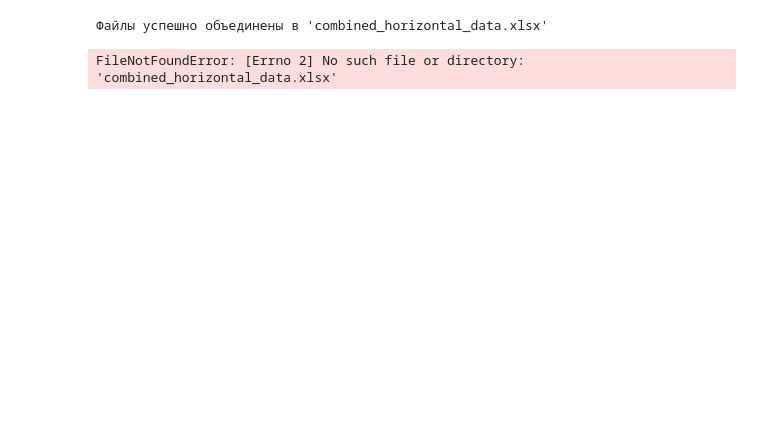
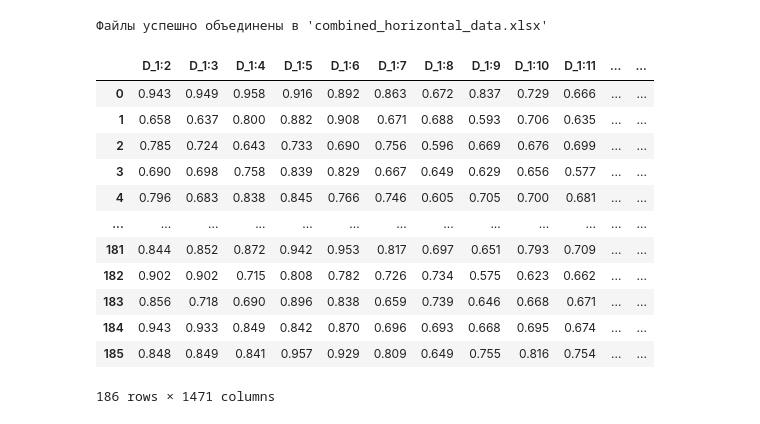
Before and after one commit to Egor29ch/UDGU_project, a Jupyter notebook: EEG_files/data_merge.ipynb, the cells around one changed output. Drawn from its saved outputs; the diff is of its cells as text; code cells hidden in the pictures; blank space fills up the shorter version.

```diff
--- a/EEG_files/data_merge.ipynb
+++ b/EEG_files/data_merge.ipynb
@@ -44,7 +45,19 @@ print("Файлы успешно объединены в 'combined_horizontal_da
 # %% [output]
 Файлы успешно объединены в 'combined_horizontal_data.xlsx'
 # %%
-combined_horizontal_data = pd.read_excel("combined_horizontal_data.xlsx")
+combined_horizontal_data = pd.read_csv("data_for_EEG\combined_horizontal_data.csv")
 combined_horizontal_data
 # %% [output]
+|  | D_1:2 | D_1:3 | D_1:4 | D_1:5 | D_1:6 | D_1:7 | D_1:8 | D_1:9 | D_1:10 | D_1:11 | ... | ... |
+| 0 | 0.943 | 0.949 | 0.958 | 0.916 | 0.892 | 0.863 | 0.672 | 0.837 | 0.729 | 0.666 | ... | ... |
+| 1 | 0.658 | 0.637 | 0.800 | 0.882 | 0.908 | 0.671 | 0.688 | 0.593 | 0.706 | 0.635 | ... | ... |
+| 2 | 0.785 | 0.724 | 0.643 | 0.733 | 0.690 | 0.756 | 0.596 | 0.669 | 0.676 | 0.699 | ... | ... |
+| 3 | 0.690 | 0.698 | 0.758 | 0.839 | 0.829 | 0.667 | 0.649 | 0.629 | 0.656 | 0.577 | ... | ... |
+| 4 | 0.796 | 0.683 | 0.838 | 0.845 | 0.766 | 0.746 | 0.605 | 0.705 | 0.700 | 0.681 | ... | ... |
+| ... | ... | ... | ... | ... | ... | ... | ... | ... | ... | ... | ... | ... |
+| 181 | 0.844 | 0.852 | 0.872 | 0.942 | 0.953 | 0.817 | 0.697 | 0.651 | 0.793 | 0.709 | ... | ... |
+| 182 | 0.902 | 0.902 | 0.715 | 0.808 | 0.782 | 0.726 | 0.734 | 0.575 | 0.623 | 0.662 | ... | ... |
+| 183 | 0.856 | 0.718 | 0.690 | 0.896 | 0.838 | 0.659 | 0.739 | 0.646 | 0.668 | 0.671 | ... | ... |
+| 184 | 0.943 | 0.933 | 0.849 | 0.842 | 0.870 | 0.696 | 0.693 | 0.668 | 0.695 | 0.674 | ... | ... |
+| 185 | 0.848 | 0.849 | 0.841 | 0.957 | 0.929 | 0.809 | 0.649 | 0.755 | 0.816 | 0.754 | ... | ... |
-FileNotFoundError: [Errno 2] No such file or directory: 'combined_horizontal_data.xlsx'
+186 rows × 1471 columns
```
Also changed, not shown: parts of 2 cells of this notebook, 3 other files.
